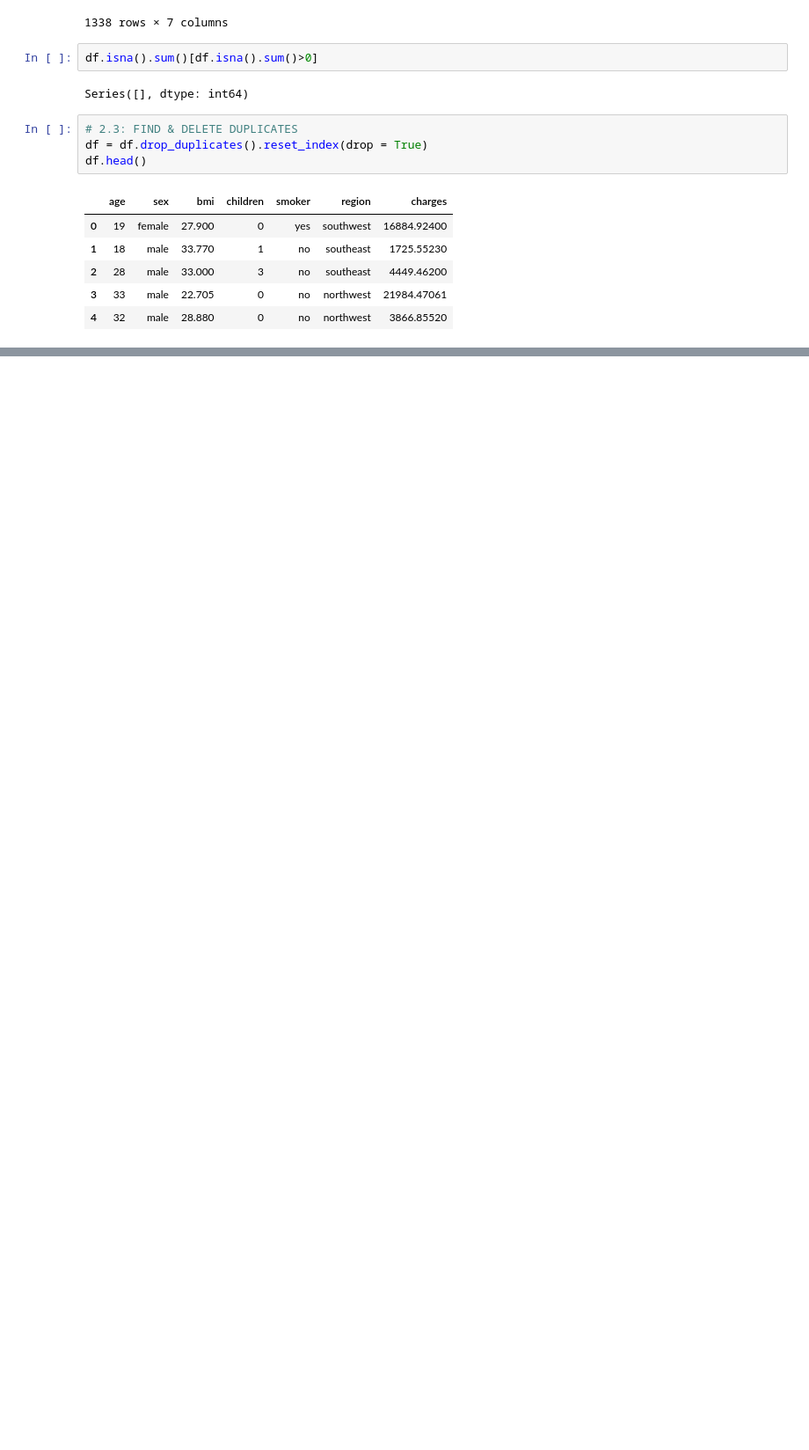
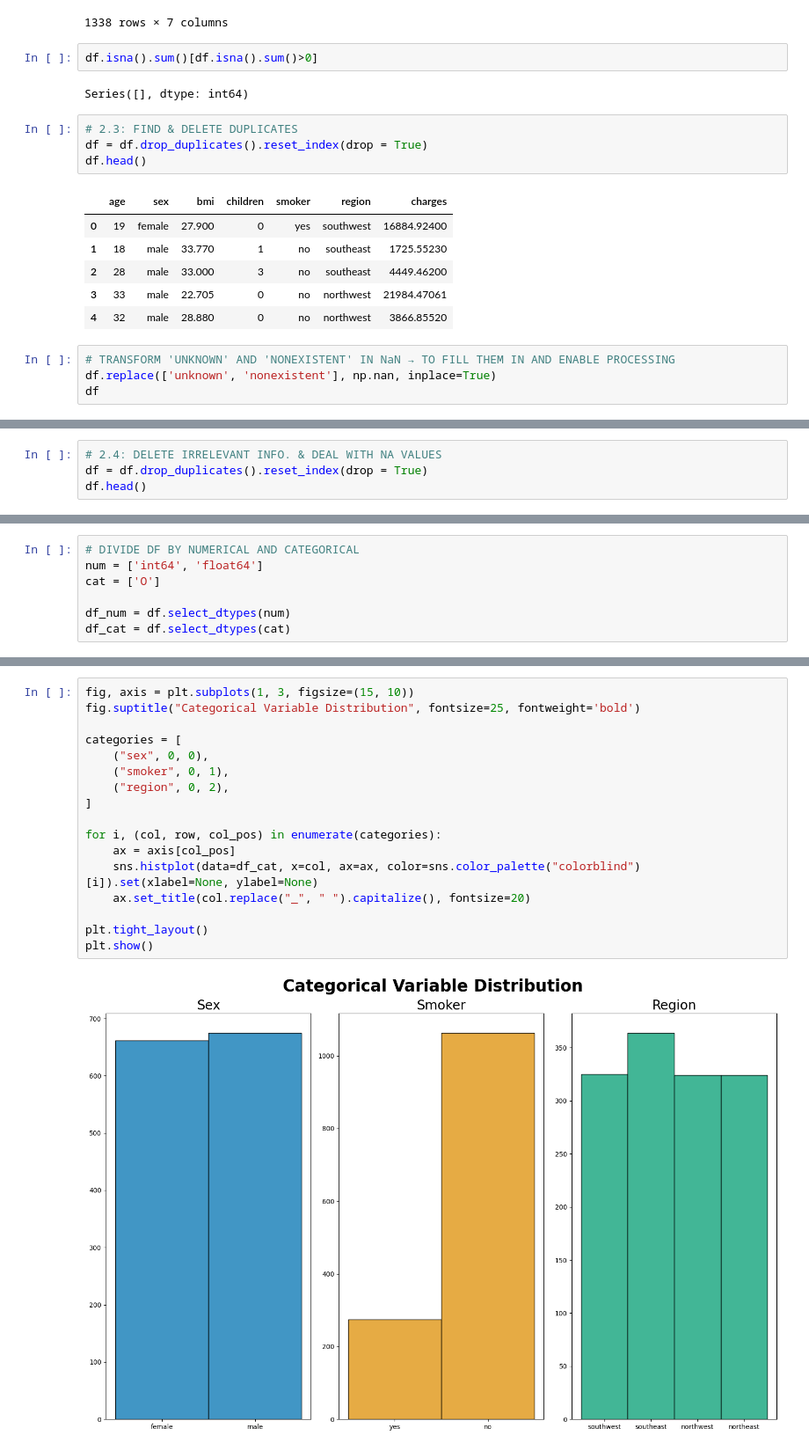
Before and after one commit to PeyraHub/EDA_medical_insurance, a Jupyter notebook: src/EDA.ipynb, the cells around one changed output, grey strips where cells are left out. Shown: that part at 88% size. Saved outputs shown, nothing was run; the diff lists cells and outputs as text; blank space fills up the shorter version.

```diff
--- a/src/EDA.ipynb
+++ b/src/EDA.ipynb
@@ -77,3 +77,7 @@ df.head()
 | 2 | 28 | male | 33.000 | 3 | no | southeast | 4449.46200 |
 | 3 | 33 | male | 22.705 | 0 | no | northwest | 21984.47061 |
 | 4 | 32 | male | 28.880 | 0 | no | northwest | 3866.85520 |
+# %%
+# TRANSFORM 'UNKNOWN' AND 'NONEXISTENT' IN NaN → TO FILL THEM IN AND ENABLE PROCESSING
+df.replace(['unknown', 'nonexistent'], np.nan, inplace=True)
+df
@@ -79,0 +109,4 @@ df.head()
+# %%
+# 2.4: DELETE IRRELEVANT INFO. & DEAL WITH NA VALUES
+df = df.drop_duplicates().reset_index(drop = True)
+df.head()
@@ -79,0 +140,7 @@ df.head()
+# %%
+# DIVIDE DF BY NUMERICAL AND CATEGORICAL
+num = ['int64', 'float64']
+cat = ['O']
+
+df_num = df.select_dtypes(num)
+df_cat = df.select_dtypes(cat)
@@ -79,0 +158,19 @@ df.head()
+# %%
+fig, axis = plt.subplots(1, 3, figsize=(15, 10))
+fig.suptitle("Categorical Variable Distribution", fontsize=25, fontweight='bold')
+
+categories = [
+    ("sex", 0, 0),
+    ("smoker", 0, 1),
+    ("region", 0, 2),
+]
+
+for i, (col, row, col_pos) in enumerate(categories):
+    ax = axis[col_pos]
+    sns.histplot(data=df_cat, x=col, ax=ax, color=sns.color_palette("colorblind")[i]).set(xlabel=None, ylabel=None)
+    ax.set_title(col.replace("_", " ").capitalize(), fontsize=20)
+
+plt.tight_layout()
+plt.show()
+# %% [output]
+[figure, added]
```
Also changed, not shown: parts of 13 cells of this notebook, 1 other file.
